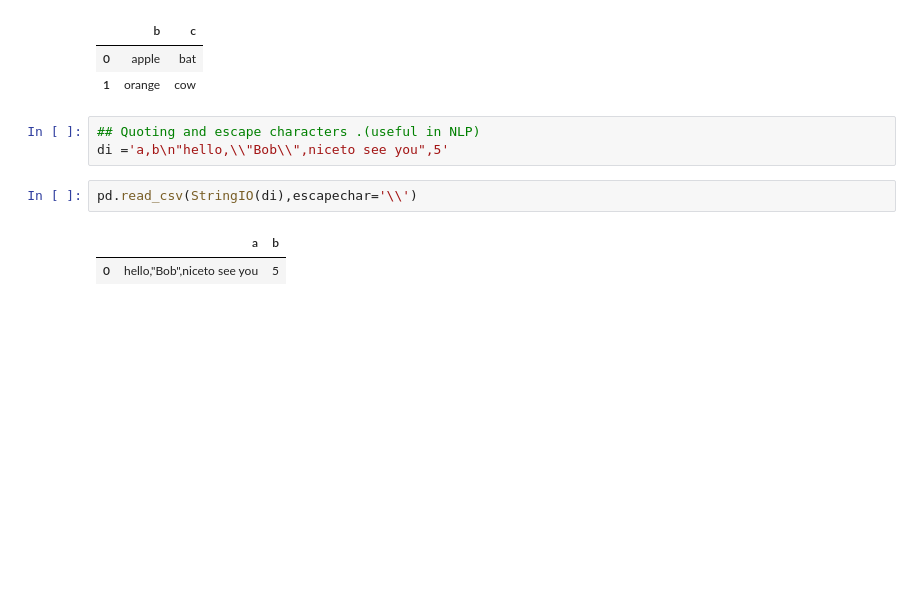
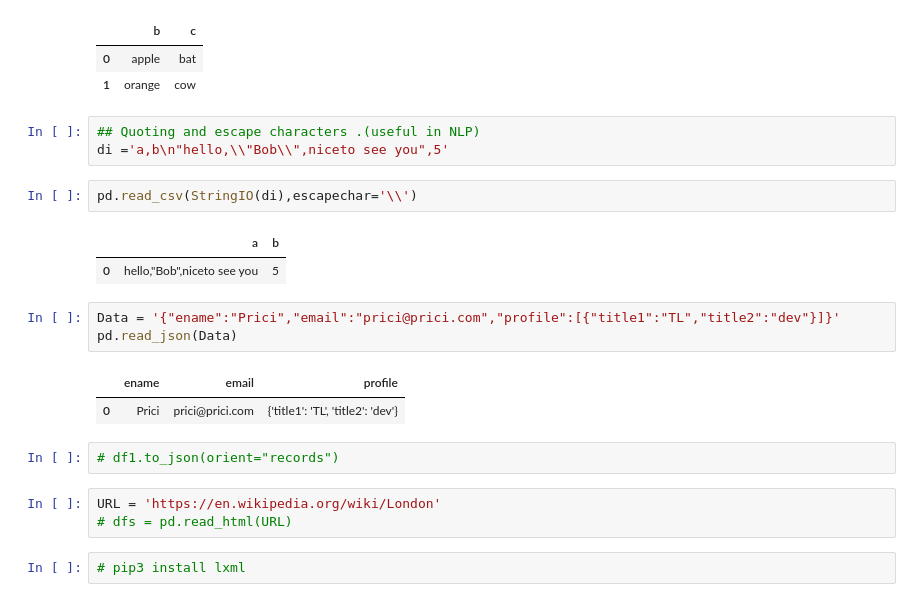
Before and after one commit to Pricillawilson/100DaysOfDS, a Jupyter notebook: Python-BrushUp.ipynb, the cells around one changed output. Drawn from its saved outputs; the diff is of its cells as text; blank space fills up the shorter version.

Commit message:
json

```diff
--- a/Python-BrushUp.ipynb
+++ b/Python-BrushUp.ipynb
@@ -565,3 +565,16 @@ pd.read_csv(StringIO(di),escapechar='\\')
 # %% [output]
 |  | a | b |
 | 0 | hello,"Bob",niceto see you | 5 |
+# %%
+Data = '{"ename":"Prici","email":"prici@prici.com","profile":[{"title1":"TL","title2":"dev"}]}'
+pd.read_json(Data)
+# %% [output]
+|  | ename | email | profile |
+| 0 | Prici | prici@prici.com | {'title1': 'TL', 'title2': 'dev'} |
+# %%
+# df1.to_json(orient="records")
+# %%
+URL = 'https://en.wikipedia.org/wiki/London'
+# dfs = pd.read_html(URL)
+# %%
+# pip3 install lxml
```
